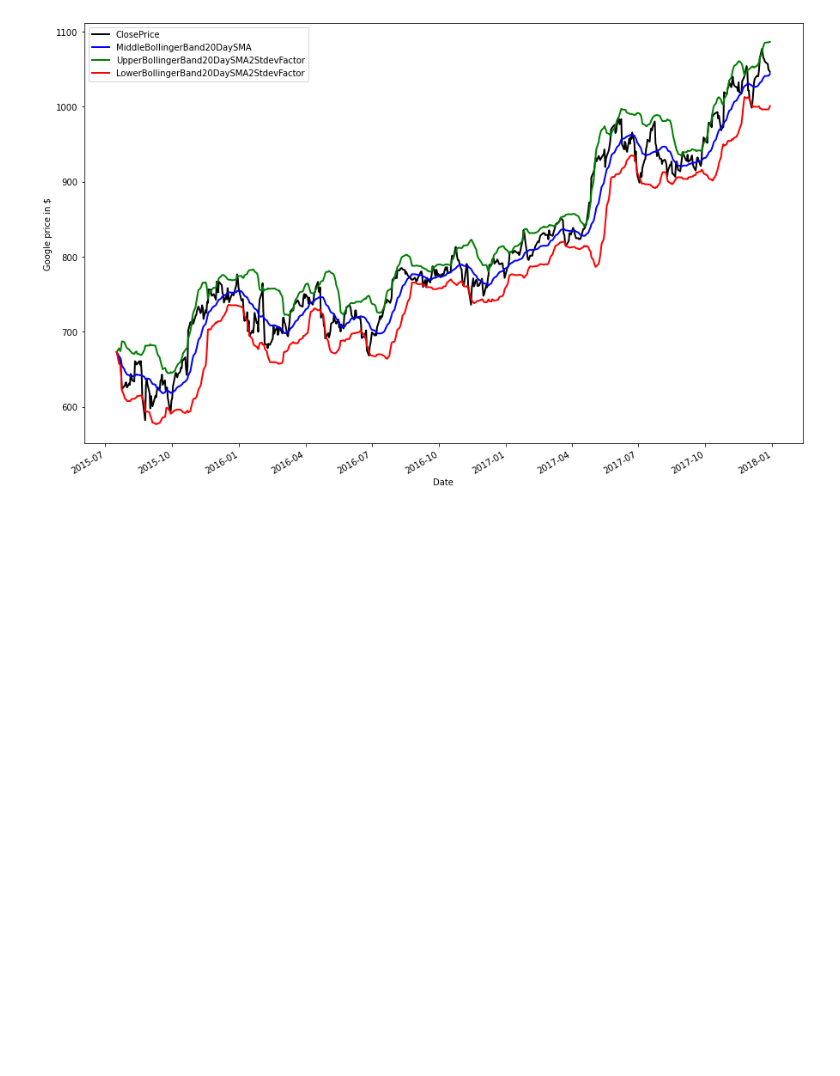
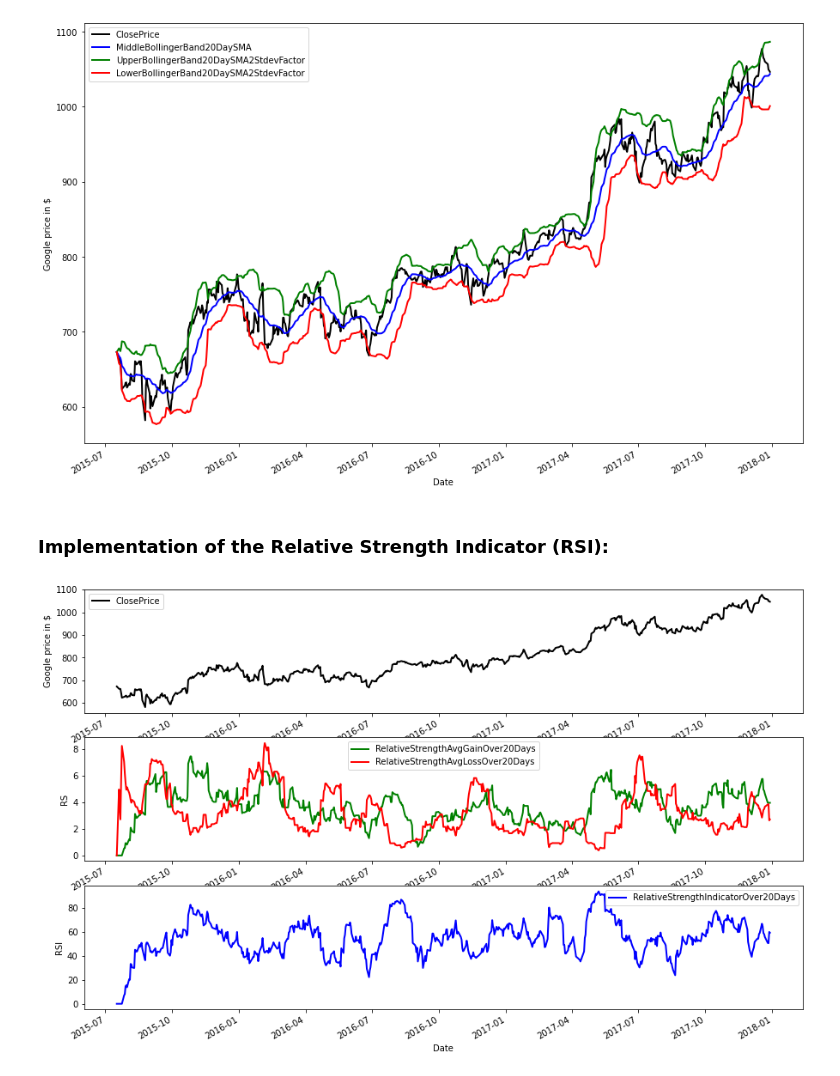
Before and after one commit to victorvianaom/Learn-Algorithmic-Trading, a Jupyter notebook: Deciphering Markets with Technical Analysis 📚02.ipynb, the cells around one changed output. Cells and saved outputs as stored; diff of their text form; code cells hidden in the pictures; blank space fills up the shorter version.

Commit message:
RSI implementation

```diff
--- a/Deciphering Markets with Technical Analysis 📚02.ipynb
+++ b/Deciphering Markets with Technical Analysis 📚02.ipynb
@@ -459,3 +463,5 @@ fig.set_size_inches(w * zoom, h * zoom)
 plt.show()
 # %% [output]
 [figure]
+# %% [markdown]
+### Implementation of the Relative Strength Indicator (RSI):
@@ -461,0 +501,27 @@ plt.show()
+# %%
+goog_data = goog_data.assign(ClosePrice=pd.Series(close, index=goog_data.index))
+goog_data = goog_data.assign(RelativeStrengthAvgGainOver20Days=pd.Series(avg_gain_values, index=goog_data.index))
+goog_data = goog_data.assign(RelativeStrengthAvgLossOver20Days=pd.Series(avg_loss_values, index=goog_data.index))
+goog_data = goog_data.assign(RelativeStrengthIndicatorOver20Days=pd.Series(rsi_values, index=goog_data.index))
+
+close_price = goog_data['ClosePrice']
+rs_gain = goog_data['RelativeStrengthAvgGainOver20Days']
+rs_loss = goog_data['RelativeStrengthAvgLossOver20Days']
+rsi = goog_data['RelativeStrengthIndicatorOver20Days']
+# %%
+fig = plt.figure()
+ax1 = fig.add_subplot(311, ylabel='Google price in $')
+close_price.plot(ax=ax1, color='black', lw=2., legend=True)
+ax2 = fig.add_subplot(312, ylabel='RS')
+rs_gain.plot(ax=ax2, color='g', lw=2., legend=True)
+rs_loss.plot(ax=ax2, color='r', lw=2., legend=True)
+ax3 = fig.add_subplot(313, ylabel='RSI')
+rsi.plot(ax=ax3, color='b', lw=2., legend=True)
+
+zoom = 2.5
+w, h = fig.get_size_inches()
+fig.set_size_inches(w * zoom, h * zoom)
+
+plt.show()
+# %% [output]
+[figure, added]
```
Also changed, not shown: parts of 3 cells of this notebook.
